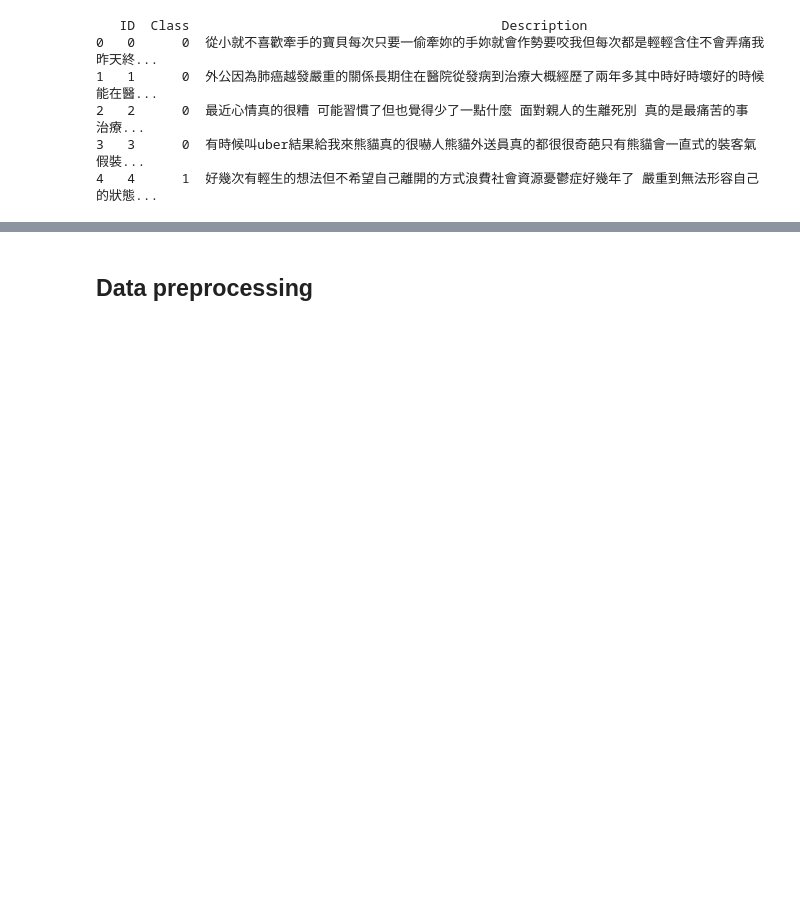
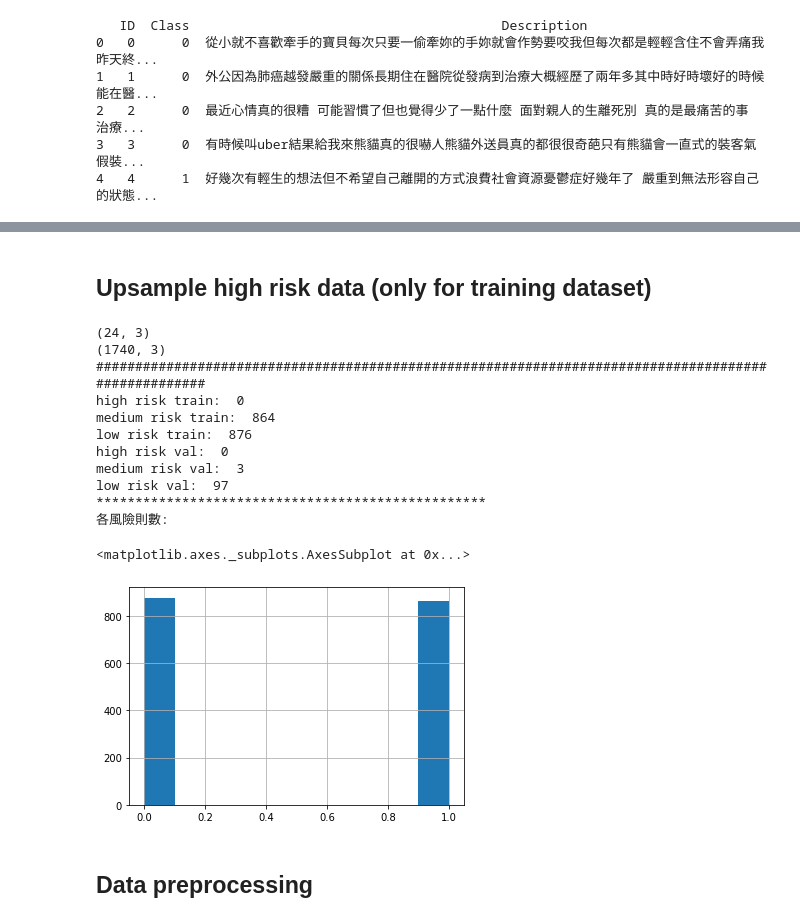
Before and after one commit to openaifab/suicide_multiclass, a Jupyter notebook: 5 BERT_TF_Hub.ipynb, the cells around one changed output, grey strips where cells are left out. Cells and saved outputs as stored; diff of their text form; code cells hidden in the pictures; blank space fills up the shorter version.

```diff
--- a/5 BERT_TF_Hub.ipynb
+++ b/5 BERT_TF_Hub.ipynb
@@ -151,3 +151,40 @@ label_list = [0, 1, 2]
+# %% [markdown]
+## Upsample high risk data (only for training dataset)
+# %%
+train_1 = train[train['Class']==1]
+print(train_1.shape)
+
+for i in range(int(876/24)-1): # large train / small train
+  train = pd.concat([train, train_1])
+
+print(train.shape)
+
+print("#"*100)
+print("high risk train: ",train[train['Class'] == 2].shape[0])
+print("medium risk train: ",train[train['Class'] == 1].shape[0])
+print("low risk train: ",train[train['Class'] == 0].shape[0])
+
+print("high risk val: ",val[val['Class'] == 2].shape[0])
+print("medium risk val: ",val[val['Class'] == 1].shape[0])
+print("low risk val: ",val[val['Class'] == 0].shape[0])
+
+print("*"*50)
+print("各風險則數: ")
+train['Class'].hist()
+# %% [output]
+(24, 3)
+(1740, 3)
+####################################################################################################
+high risk train:  0
+medium risk train:  864
+low risk train:  876
+high risk val:  0
+medium risk val:  3
+low risk val:  97
+**************************************************
+各風險則數:
+<matplotlib.axes._subplots.AxesSubplot at 0x...>
+[figure, added]
 # %% [markdown]
 ## Data preprocessing
 # %% [markdown]
```
Also changed, not shown: parts of 18 cells of this notebook, 2 other files.
